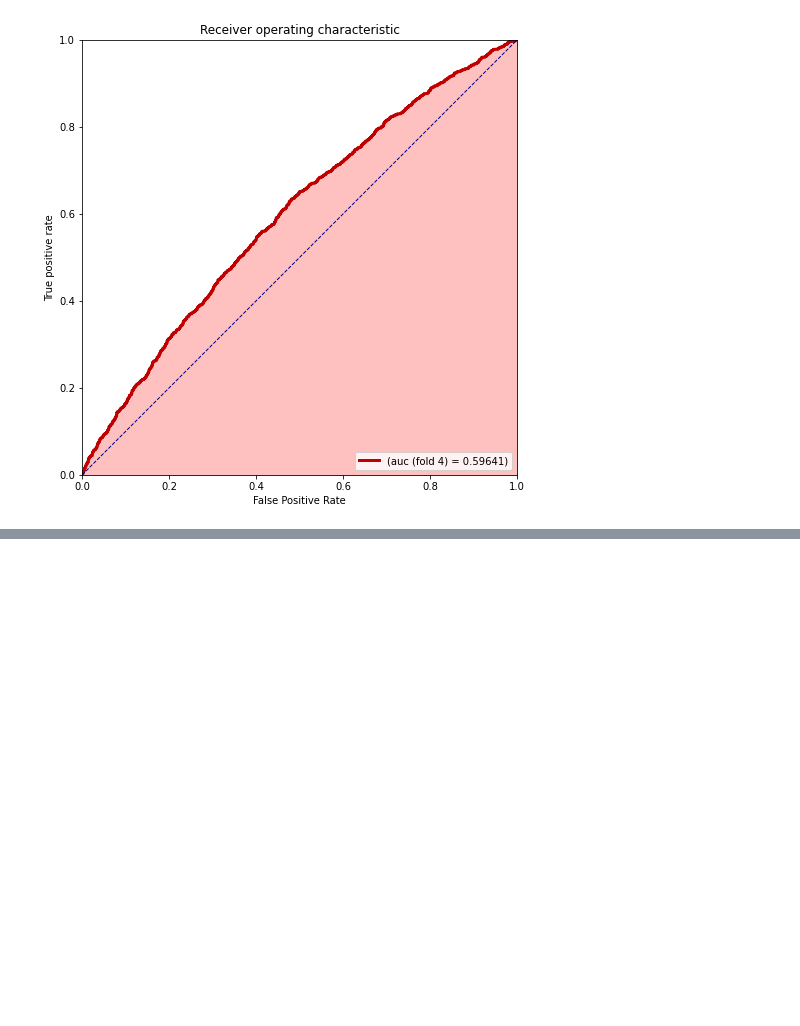
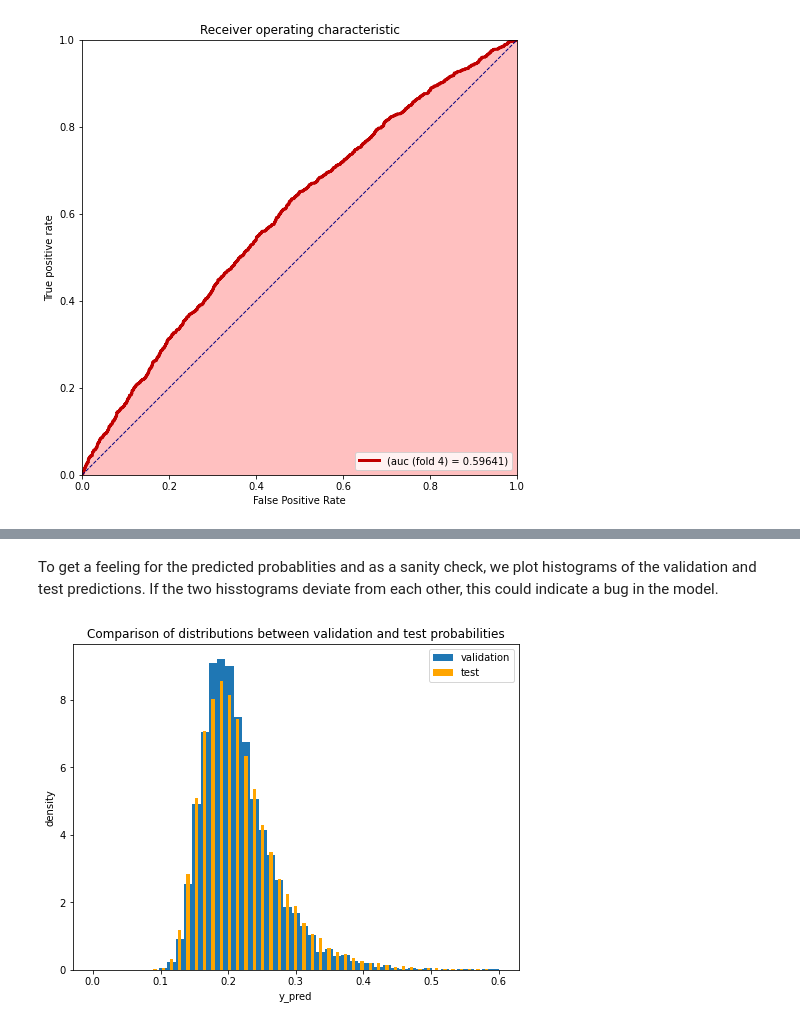
Before and after one commit to mahdiislam79/Product_failure_prediction, a Jupyter notebook: Predict_product_failures.ipynb, the cells around one changed output, grey strips where cells are left out. Cells and saved outputs as stored; diff of their text form; code cells hidden in the pictures; blank space fills up the shorter version.

```diff
--- a/Predict_product_failures.ipynb
+++ b/Predict_product_failures.ipynb
@@ -600,0 +613,5 @@ plt.show()
+# %%
+submission = pd.DataFrame({'id': test.index,
+                           'failure': sum(test_pred_list)/len(test_pred_list)})
+submission.to_csv('submission_four_features.csv', index=False)
+submission
@@ -600,0 +632,13 @@ plt.show()
+# %% [markdown]
+To get a feeling for the predicted probablities and as a sanity check, we plot histograms of the validation and test predictions. If the two hisstograms deviate from each other, this could indicate a bug in the model.
+# %%
+plt.figure(figsize=(8,6))
+plt.hist(y_va_pred,bins=np.linspace(0,0.6,50), density=True, label='validation')
+plt.hist(submission.failure,bins=np.linspace(0,0.6,50),density=True,color='orange',label='test',rwidth=0.4)
+plt.xlabel('y_pred')
+plt.ylabel('density')
+plt.title('Comparison of distributions between validation and test probabilities')
+plt.legend()
+plt.show()
+# %% [output]
+[figure, added]
```
Also changed, not shown: parts of 8 cells of this notebook, 1 other file.
